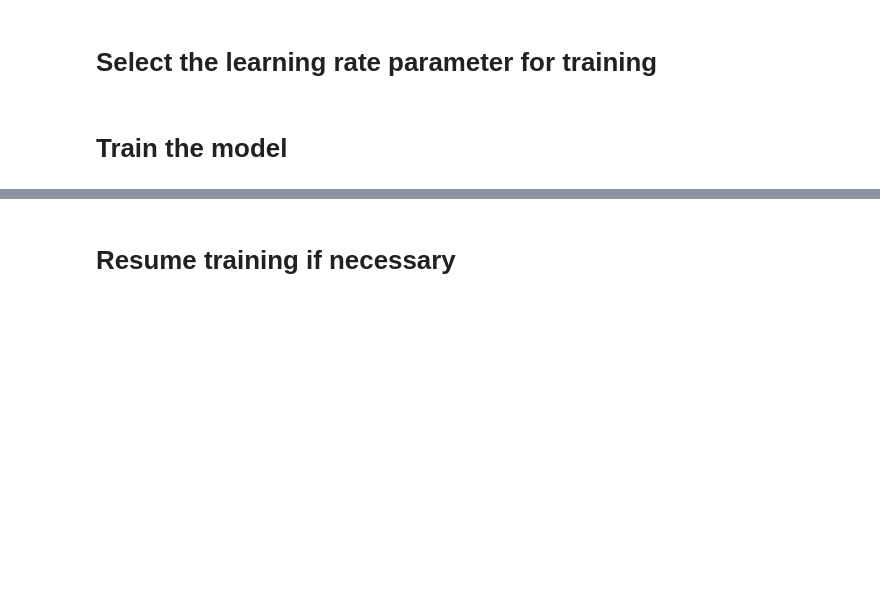
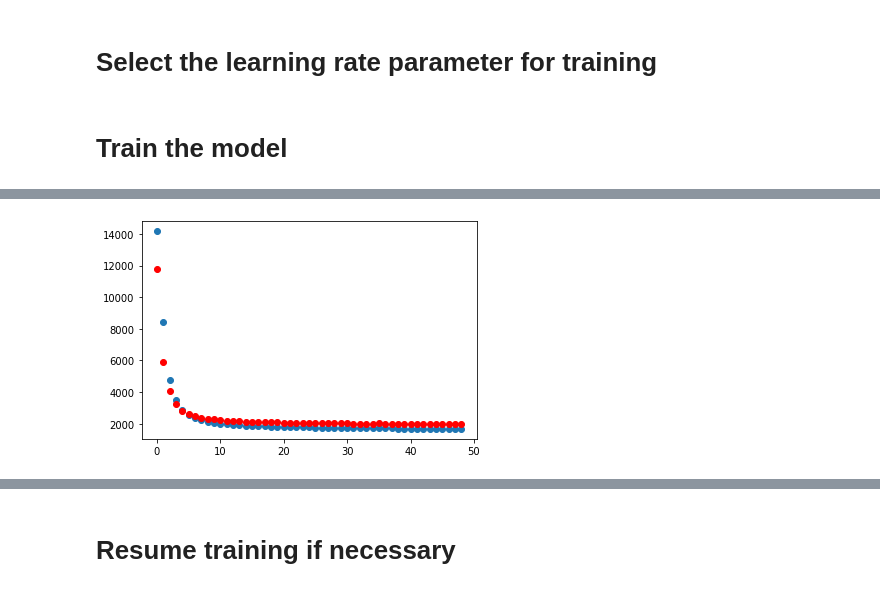
Before and after one commit to lamd91/VAE_DA, a Jupyter notebook: VAE_SinuousChannelsImages_TPUStrategy.ipynb, the cells around one changed output, grey strips where cells are left out. Saved outputs shown, nothing was run; the diff lists cells and outputs as text; code cells hidden in the pictures; blank space fills up the shorter version.

```diff
--- a/VAE_SinuousChannelsImages_TPUStrategy.ipynb
+++ b/VAE_SinuousChannelsImages_TPUStrategy.ipynb
@@ -546,7 +546,7 @@ cp_callback = tf.keras.callbacks.ModelCheckpoint(
     filepath = './cp-cp{epoch:04d}.ckpt',
     options = save_locally,
     verbose = 1,
-    save_freq = math.ceil(NUM_EXAMPLES*(1-TEST_SIZE)/BATCH_SIZE) * 10
+    save_freq = math.ceil(NUM_EXAMPLES*(1-TEST_SIZE)/BATCH_SIZE) * 5
 )
 
 # Create custom callback to display outputs (via helper function) at the end of
@@ -561,7 +561,7 @@ class CustomCallback(tf.keras.callbacks.Callback):
         # Generate and save images
         print('End of epoch {} - mean loss = {}'.format(epoch, logs[keys[0]]))
         display.clear_output(wait=True)
-        if epoch % 10 == 0:
+        if epoch % 5 == 0:
             generate_and_save_images(decoder, epoch,
                                      math.ceil(NUM_EXAMPLES/BATCH_SIZE),
                                      random_vector_for_generation, vae)
@@ -594,3 +594,4 @@ generate_and_save_images(decoder, 0, 0, random_vector_for_generation, vae)
 history = vae.fit(x=train_dataset, epochs=EPOCHS, verbose=1,
                   validation_data = val_dataset,
                   callbacks=[cp_callback, CustomCallback()])
+# %% [output]
@@ -596,0 +600 @@ history = vae.fit(x=train_dataset, epochs=EPOCHS, verbose=1,
+[figure, added]
```
Also changed, not shown: parts of 10 cells of this notebook.
